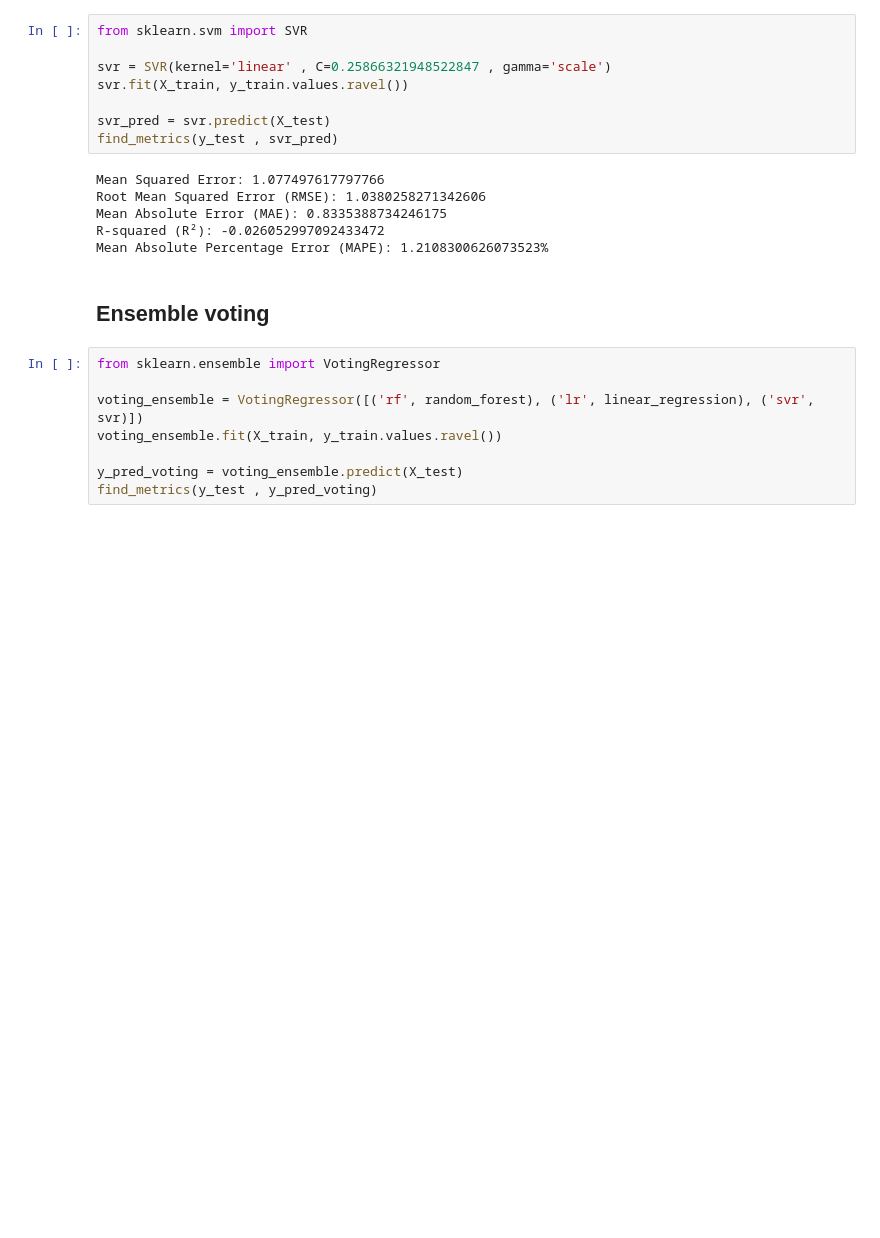
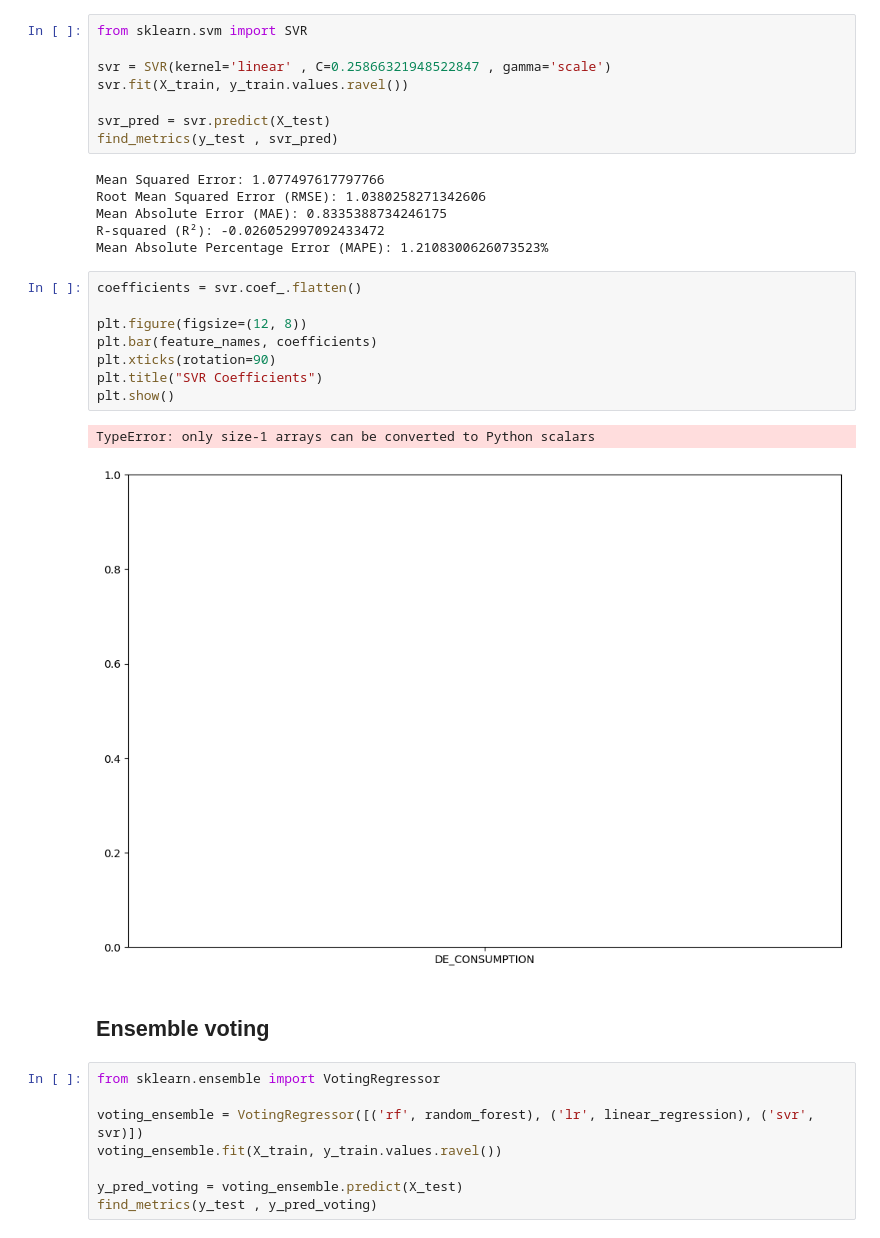
Before and after one commit to pnikitits/EnsembleLearningProject, a Jupyter notebook: Code/Main.ipynb, the cells around one changed output. Saved outputs shown, nothing was run; the diff lists cells and outputs as text; blank space fills up the shorter version.

```diff
--- a/Code/Main.ipynb
+++ b/Code/Main.ipynb
@@ -266,6 +296,17 @@ Root Mean Squared Error (RMSE): 1.0380258271342606
 Mean Absolute Error (MAE): 0.8335388734246175
 R-squared (R²): -0.026052997092433472
 Mean Absolute Percentage Error (MAPE): 1.2108300626073523%
+# %%
+coefficients = svr.coef_.flatten()
+
+plt.figure(figsize=(12, 8))
+plt.bar(feature_names, coefficients)
+plt.xticks(rotation=90)
+plt.title("SVR Coefficients")
+plt.show()
+# %% [output]
+TypeError: only size-1 arrays can be converted to Python scalars
+[figure, added]
 # %% [markdown]
 ## Ensemble voting
 # %%
```
Also changed, not shown: parts of 2 cells of this notebook.
